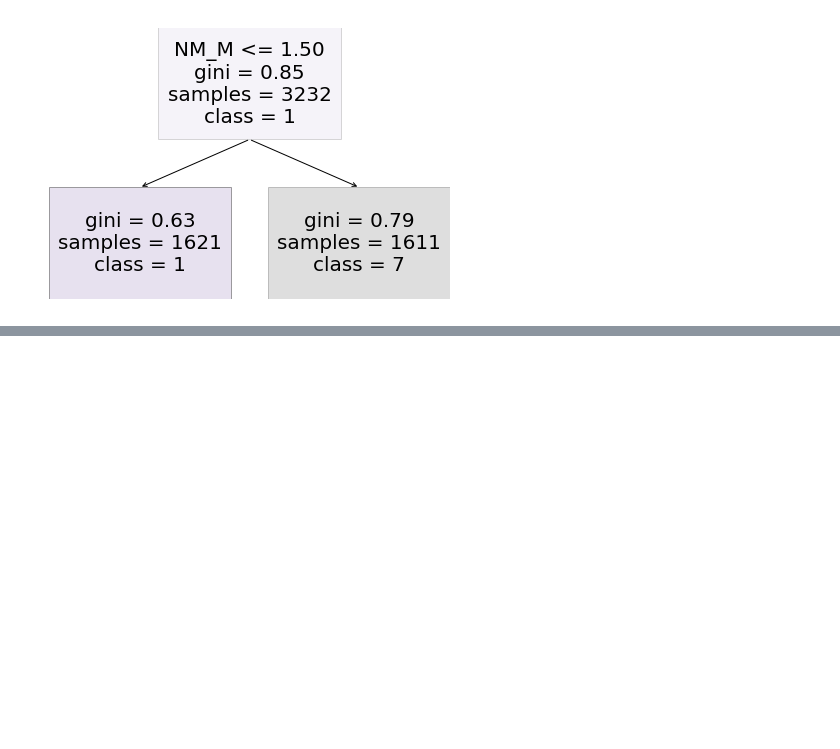
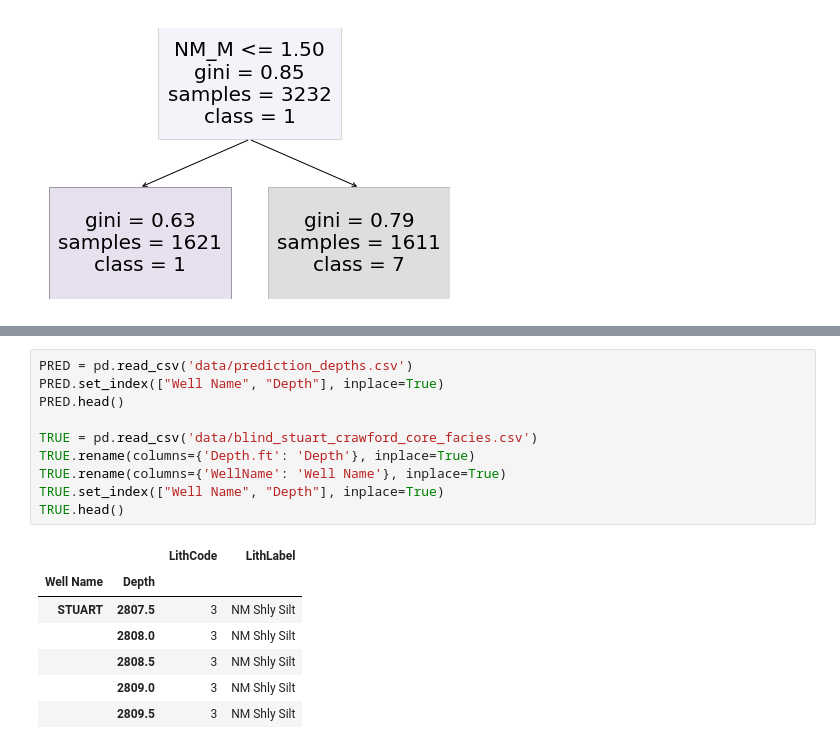
Before and after one commit to nshea3/SEG_Facies_Classification, a Jupyter notebook: welllogs_feature_engineering.ipynb, the cells around one changed output, grey strips where cells are left out. Drawn from its saved outputs; the diff is of its cells as text; blank space fills up the shorter version.

```diff
--- a/welllogs_feature_engineering.ipynb
+++ b/welllogs_feature_engineering.ipynb
@@ -44,0 +96,18 @@ fig = dtree.view()
+# %%
+PRED = pd.read_csv('data/prediction_depths.csv')
+PRED.set_index(["Well Name", "Depth"], inplace=True)
+PRED.head()
+
+TRUE = pd.read_csv('data/blind_stuart_crawford_core_facies.csv')
+TRUE.rename(columns={'Depth.ft': 'Depth'}, inplace=True)
+TRUE.rename(columns={'WellName': 'Well Name'}, inplace=True)
+TRUE.set_index(["Well Name", "Depth"], inplace=True)
+TRUE.head()
+# %% [output]
+|  |  | LithCode | LithLabel |
+| Well Name | Depth |  |  |
+| STUART | 2807.5 | 3 | NM Shly Silt |
+|  | 2808.0 | 3 | NM Shly Silt |
+|  | 2808.5 | 3 | NM Shly Silt |
+|  | 2809.0 | 3 | NM Shly Silt |
+|  | 2809.5 | 3 | NM Shly Silt |
```
Also changed, not shown: parts of 8 cells of this notebook.
